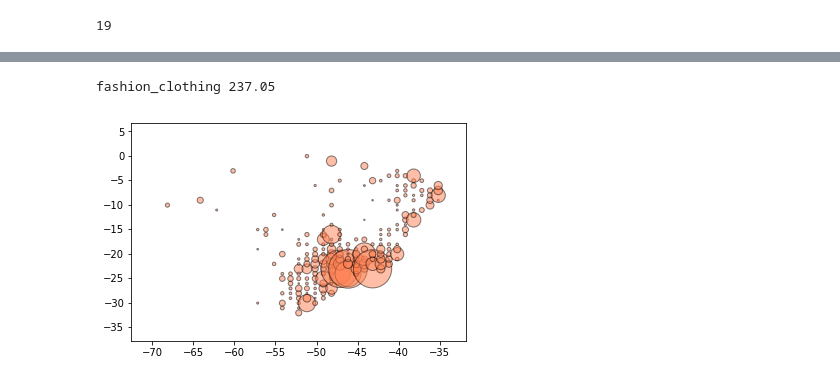
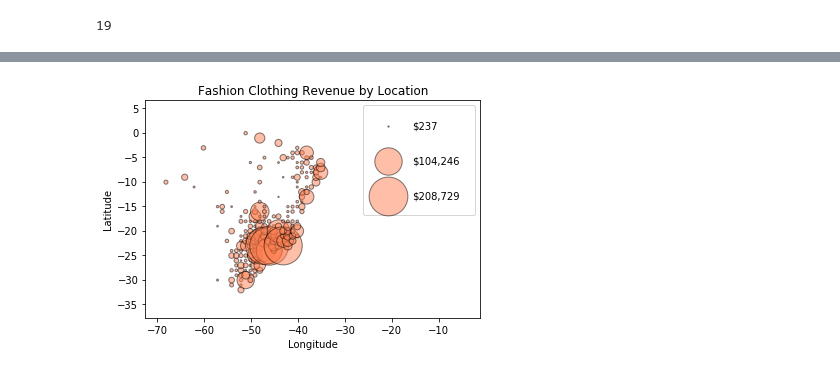
Before and after one commit to BShim92/BrazilianECommerce, a Jupyter notebook: ECommerceDataMerge.ipynb, the cells around one changed output, grey strips where cells are left out. Drawn from its saved outputs; the diff is of its cells as text; code cells hidden in the pictures.

Commit message:
Formatted Location Graphs, ReRemoved Black Friday, and Removed Outliers

```diff
--- a/ECommerceDataMerge.ipynb
+++ b/ECommerceDataMerge.ipynb
@@ -44,7 +44,6 @@ renamecolumns = {
 }
 mergedf = mergedf.rename(columns = renamecolumns)
 
-
 #minus one day
 mergedf["date_time"]= pd.to_datetime(mergedf['order_time']) - timedelta(days=1)
 
@@ -59,6 +58,10 @@ mergedf['MM'] = pd.DatetimeIndex(mergedf['date_time']).month
 mergedf['month'] = pd.to_datetime(mergedf['date_time'])
 mergedf['day'] = mergedf['month'].dt.strftime('%m/%d/%y')
 mergedf['month'] = mergedf['month'].dt.strftime('%m/%y')
+
+#Rid of black friday
+mergedf = mergedf.loc[mergedf['day'] != '11/23/17']
+
 print(mergedf.shape)
 mergedf
 # %% [output]
@@ -187,6 +190,3 @@ mergedf['category'] = mergedf.category.replace(new_dict)
-# %%
-#Rid of black friday
-mergedf = mergedf.loc[mergedf['day'] != '11/24/17']
 # %%
 #commented out because it lags when rerunning all
 
@@ -272,37 +266,95 @@ groupdf = groupdf.sum()
 groupdf = groupdf.loc[groupdf['price'].isnull() == False]
 groupdf = groupdf.loc[groupdf['order_item_id'] > 2]
 groupdf = groupdf.reset_index()
 
 minlng = min(groupdf['lngbin'])
 maxlng = max(groupdf['lngbin'])
 minlat = min(groupdf['latbin'])
 maxlat = max(groupdf['latbin'])
 marginlng = (max(groupdf['lngbin'])-min(groupdf['lngbin']))/10
 marginlat = (max(groupdf['latbin'])-min(groupdf['latbin']))/10
 dividebytotal = (max(groupdf['price']) - min(groupdf['price']))/1500
 
 for cat in new_categories.keys():
+
+    ###COMPARED TO SELF###
     groupdf = mergedf.groupby(['lngbin', 'latbin', 'category'])
     groupdf = groupdf.sum()
     groupdf = groupdf.loc[groupdf['price'].isnull() == False]
     groupdf = groupdf.loc[groupdf['order_item_id'] > 5]
     groupdf = groupdf.reset_index()
 
     groupdf = groupdf.loc[groupdf['category'] == cat]
-    print(cat, min(groupdf['price']))
 
     dividebyeach = (max(groupdf['price']) - min(groupdf['price']))/1500
     plt.scatter(groupdf['lngbin'], groupdf['latbin'], color="coral", edgecolor="black", alpha = 0.5,marker="o", s=groupdf['price']/dividebyeach)
-    plt.xlim(minlng - marginlng, maxlng + marginlng)
-    plt.ylim(minlat - marginlat, maxlat  + marginlat)
+    plt.xlim(minlng - marginlng, maxlng + 10 * marginlng)
+    plt.ylim(minlat - marginlat, maxlat  + 1 * marginlat)
+
+    #LEGEND
+    marker1 = plt.scatter([],[], s=groupdf['price'].min()/dividebyeach)
+    marker2 = plt.scatter([],[], s=(groupdf['price'].max() - groupdf['price'].min())/2/dividebyeach)
+    marker3 = plt.scatter([],[], s=groupdf['price'].max()/dividebyeach)
+    legend_markers = [marker1, marker2, marker3]
+    labels = [
+        '$' + str("{:,}".format(int(groupdf['price'].min()))),
+        '$' + str("{:,}".format(int((groupdf['price'].max() - groupdf['price'].min())/2))),
+        '$' + str("{:,}".format(int(groupdf['price'].max())))
+        ]
+    leg = plt.legend(handles=legend_markers, labels=labels, loc='upper right',
+        scatterpoints=1, labelspacing = 2.5, borderpad = 1.5, handletextpad = 1.5)
+    LH = leg.legendHandles
+    LH[0].set_color('coral')
+    LH[1].set_color('coral')
+    LH[0].set_alpha(0.5)
+    LH[1].set_alpha(0.5)
+    LH[0].set_edgecolor('black')
+    LH[1].set_edgecolor('black')
+    LH[2].set_color('coral')
+    LH[2].set_alpha(0.5)
+    LH[2].set_edgecolor('black')
+    plt.xlabel('Longitude')
+    plt.ylabel('Latitude')
+    plt.title(f'{cat.replace("_", " ").title()} Revenue by Location')
+    plt.savefig(f'./Graphs/{cat.replace("_", " ").title()} Revenue by Location.png')
     plt.show()
 
+    ###COMPARED TO TOTAL###
+
     plt.scatter(groupdf['lngbin'], groupdf['latbin'], color="coral", edgecolor="black", alpha = 0.5,marker="o", s=groupdf['price']/dividebytotal)
-    plt.xlim(minlng - marginlng, maxlng + marginlng)
-    plt.ylim(minlat - marginlat, maxlat  + marginlat)
+    plt.xlim(minlng - marginlng, maxlng + 10 * marginlng)
+    plt.ylim(minlat - marginlat, maxlat  + 1 * marginlat)
+
+    #LEGEND
+    marker1 = plt.scatter([],[], s=groupdf['price'].min()/dividebytotal)
+    marker2 = plt.scatter([],[], s=(groupdf['price'].max() - groupdf['price'].min())/2/dividebytotal)
+    marker3 = plt.scatter([],[], s=groupdf['price'].max()/dividebytotal)
+    legend_markers = [marker1, marker2, marker3]
+    labels = [
+        '$' + str("{:,}".format(int(groupdf['price'].min()))),
+        '$' + str("{:,}".format(int((groupdf['price'].max() - groupdf['price'].min())/2))),
+        '$' + str("{:,}".format(int(groupdf['price'].max())))
+        ]
+    leg = plt.legend(handles=legend_markers, labels=labels, loc='upper right',
+        scatterpoints=1, labelspacing = 1, borderpad = 1)
+    LH = leg.legendHandles
+    LH[0].set_color('coral')
+    LH[1].set_color('coral')
+    LH[0].set_alpha(0.5)
+    LH[1].set_alpha(0.5)
+    LH[0].set_edgecolor('black')
+    LH[1].set_edgecolor('black')
+    LH[2].set_color('coral')
+    LH[2].set_alpha(0.5)
+    LH[2].set_edgecolor('black')
+    plt.xlabel('Longitude')
+    plt.ylabel('Latitude')
+    plt.title(f'{cat.replace("_", " ").title()} Revenue by Location, Sized in Comparison to Total')
+    plt.savefig(f'./Graphs/{cat.replace("_", " ").title()} Revenue by Location, Sized in Comparison to Total.png')
+
     plt.show()
 
+
 print(groupdf.sort_values(by = ['lngbin'], ascending = False).head())
 # %% [output]
-fashion_clothing 237.05
-[figure, old version]
+[figure, new version]
```
Also changed, not shown: parts of 16 cells of this notebook.
